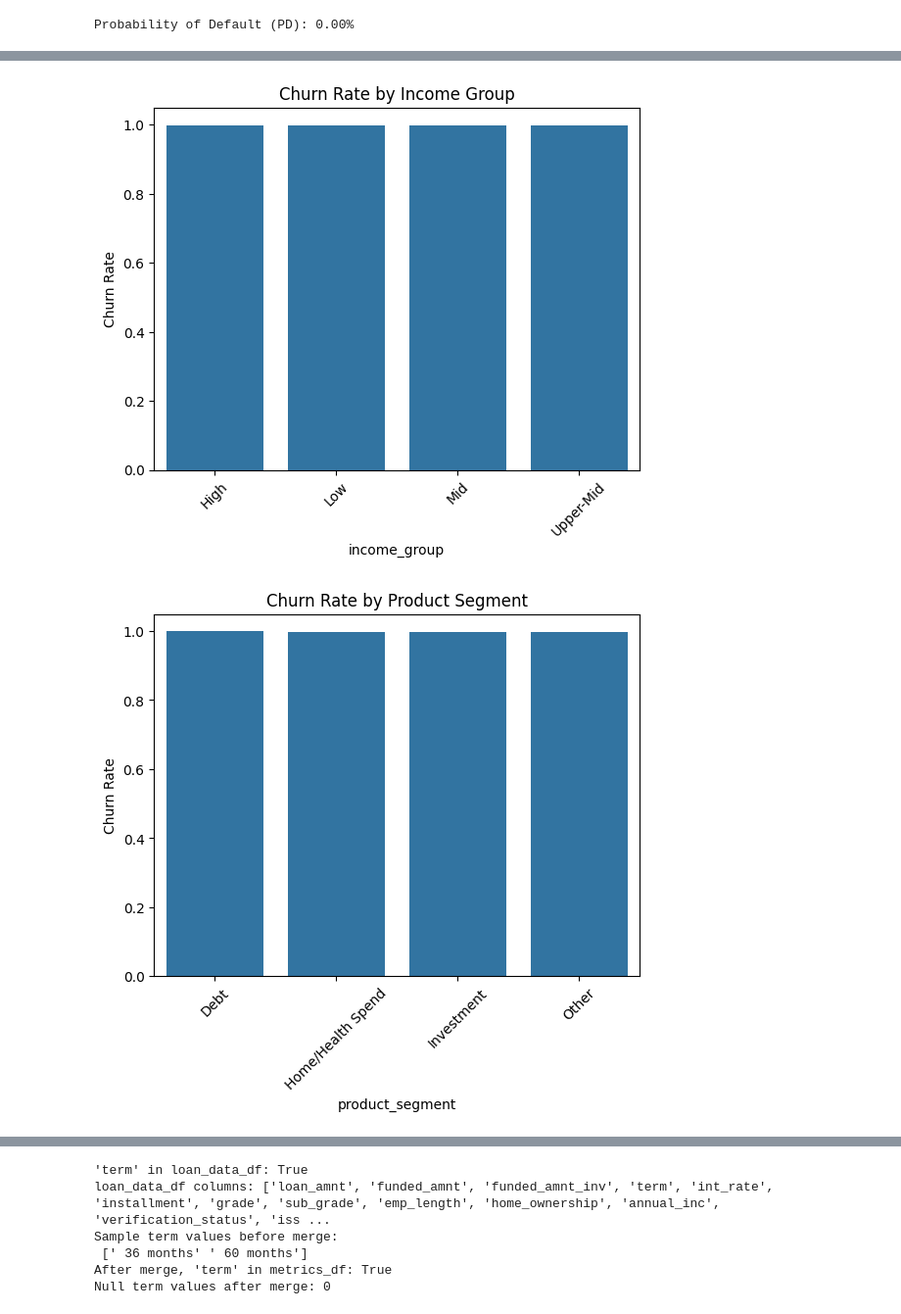
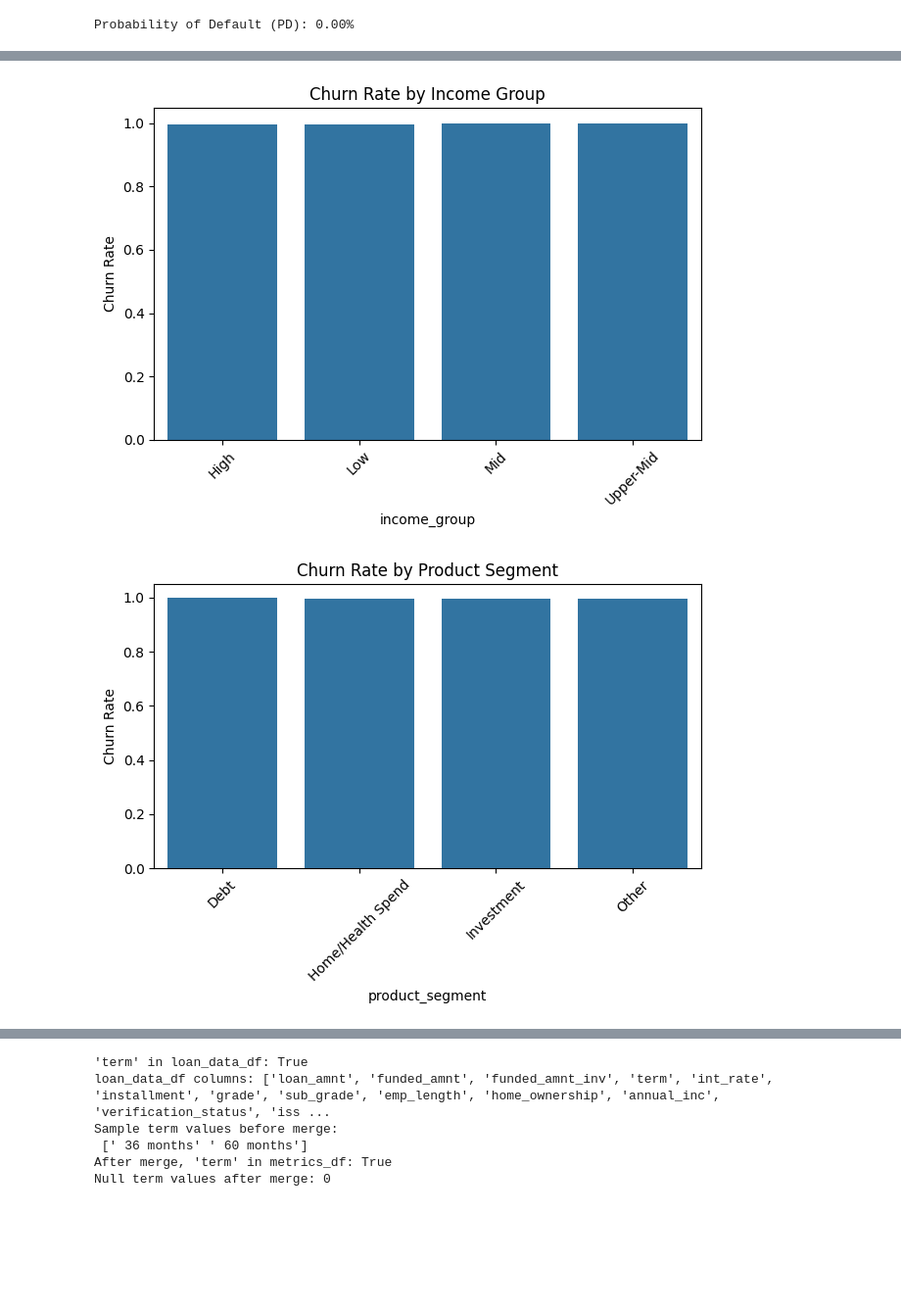
Before and after one commit to mahaswetaroy1/FinSurf, a Jupyter notebook: notebooks/2_kpi_calculator.ipynb, the cells around one changed output, grey strips where cells are left out. Shown at 98% size. Saved outputs shown, nothing was run; the diff lists cells and outputs as text; code cells hidden in the pictures; blank space fills up the shorter version.

```diff
--- a/notebooks/2_kpi_calculator.ipynb
+++ b/notebooks/2_kpi_calculator.ipynb
@@ -238,18 +250,22 @@ Name: churn_flag, dtype: float64
 # %%
 sns.barplot(x=grouped_churn.index, y=grouped_churn.values)
 plt.title("Churn Rate by Income Group")
 plt.ylabel("Churn Rate")
 plt.xticks(rotation=45)
+plt.tight_layout()
+plt.savefig("../outputs/churn_rate_analysis_income_group.png", dpi=300)
 plt.show()
 
 sns.barplot(x=grouped_churn_product.index, y=grouped_churn_product.values)
 plt.title("Churn Rate by Product Segment")
 plt.ylabel("Churn Rate")
 plt.xticks(rotation=45)
+plt.tight_layout()
+plt.savefig("../outputs/churn_rate_analysis_product_segment.png", dpi=300)
 plt.show()
 # %% [output]
-[figure, old version]
+[figure, new version]
-[figure, old version]
+[figure, new version]
 # %%
 def generate_churn_scorecard(df, segment_col):
     """
```
Also changed, not shown: parts of 30 cells of this notebook, 53 other files.
